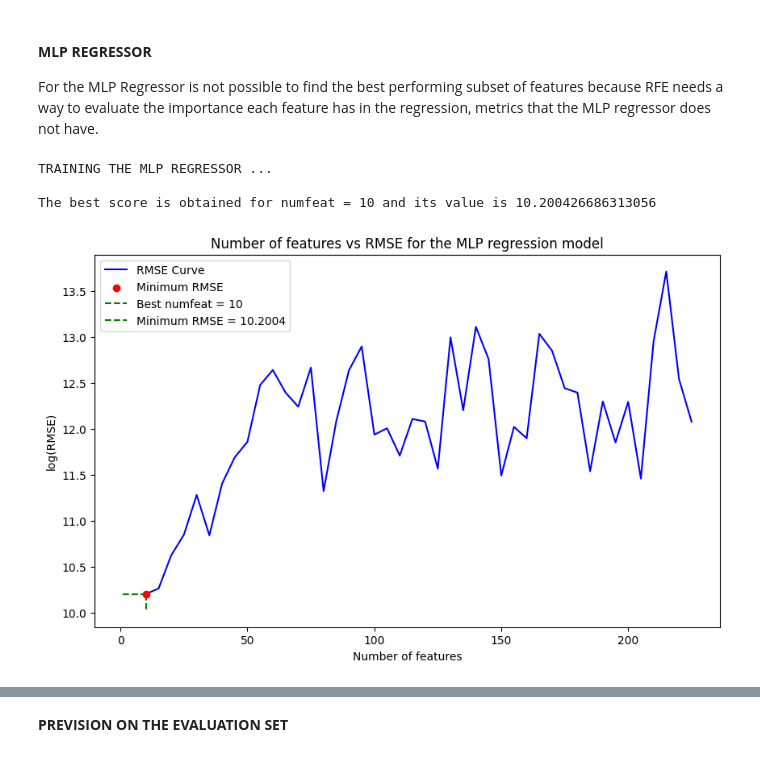
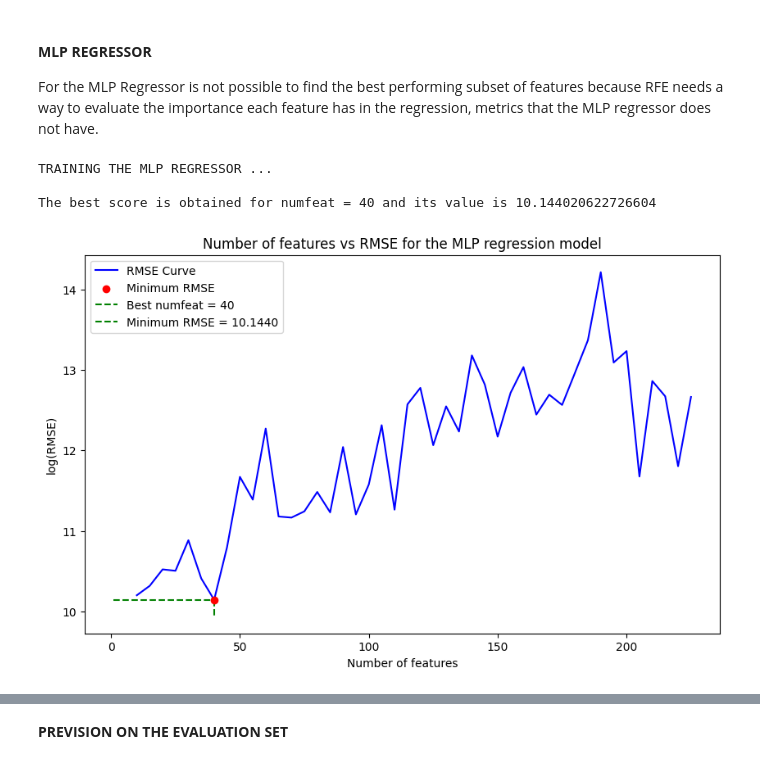
Before and after one commit to RBello02/Homework_Data_science, a Jupyter notebook: codice_da_consegnare.ipynb, the cells around one changed output, grey strips where cells are left out. Cells and saved outputs as stored; diff of their text form; code cells hidden in the pictures.

```diff
--- a/codice_da_consegnare.ipynb
+++ b/codice_da_consegnare.ipynb
@@ -220,7 +213,8 @@ The best score is obtained for numfeat = 50 and its value is 9.526367154604252
 [figure]
 # %%
 # Computing the best mask
-rfe = RFE(model, n_features_to_select= best_numfeat)
+model = Ridge()
+rfe = RFE(model, n_features_to_select= 50)
 rfe.fit(X_train, y_train)
 
 mask_RI = rfe.support_
@@ -333,7 +327,7 @@ Facendo predizione sull'evaluation set ...
 For the MLP Regressor is not possible to find the best performing subset of features because RFE needs a way to evaluate the importance each feature has in the regression, metrics that the MLP regressor does not have.
 # %%
 # Defining the best feature
-model = MLPRegressor(hidden_layer_sizes=(100,), activation= 'relu', alpha = 0.01, max_iter = 2000)
+model = MLPRegressor(hidden_layer_sizes=(50,), activation= 'relu', alpha = 0.01, max_iter = 2000)
 print('TRAINING THE MLP REGRESSOR ... \n')
 
 best_numfeat = 95
@@ -345,37 +339,36 @@ for numfeat in range(10, len(copy_dev.columns), 5):
     X_train_selected = kbest.fit_transform(X_train, y_train)
     X_test_selected = kbest.transform(X_validation)
 
     # Fitting and evaluating the model
     model.fit(X_train_selected, y_train)
     score = root_mean_squared_error(y_validation, model.predict(X_test_selected))
     scores.append(score)
 
     if score < best_score:
       best_score = score
       best_numfeat = numfeat
 
 print(f'The best score is obtained for numfeat = {best_numfeat} and its value is {best_score} ')
 
 
 # PLOT NUM_FEAT - RMSE
 plt.figure(figsize=(10, 6))
 xseq = range(10, len(copy_dev.columns), 5)
 plt.plot(xseq, scores, label='RMSE Curve', color='blue')
 plt.scatter([best_numfeat], [best_score], color='red', zorder=5, label='Minimum RMSE')
 plt.plot([best_numfeat, best_numfeat], [best_score, plt.ylim()[0]], color='green', linestyle='--', label=f'Best numfeat = {best_numfeat}')
 plt.plot([1, best_numfeat], [best_score, best_score], color='green', linestyle='--', label=f'Minimum RMSE = {best_score:.4f}')
 plt.xlabel('Number of features')
 plt.ylabel('log(RMSE)')
 plt.title('Number of features vs RMSE for the MLP regression model')
 plt.legend()
-plt.savefig('rmse_mlp_new.pdf', format='pdf', bbox_inches='tight')  # Puoi cambiare 'svg' in 'pdf' o altri formati vettoriali
-
+plt.savefig('rmse_mlp_new.pdf', format='pdf', bbox_inches='tight')
 plt.show()
 # %% [output]
 TRAINING THE MLP REGRESSOR ...
 
-The best score is obtained for numfeat = 10 and its value is 10.200426686313056
+The best score is obtained for numfeat = 40 and its value is 10.144020622726604
-[figure, old version]
+[figure, new version]
 # %%
 # Computing the best mask
 kbest = SelectKBest(score_func=f_regression, k = best_numfeat)
```
Also changed, not shown: parts of 13 cells of this notebook, 22 other files.
